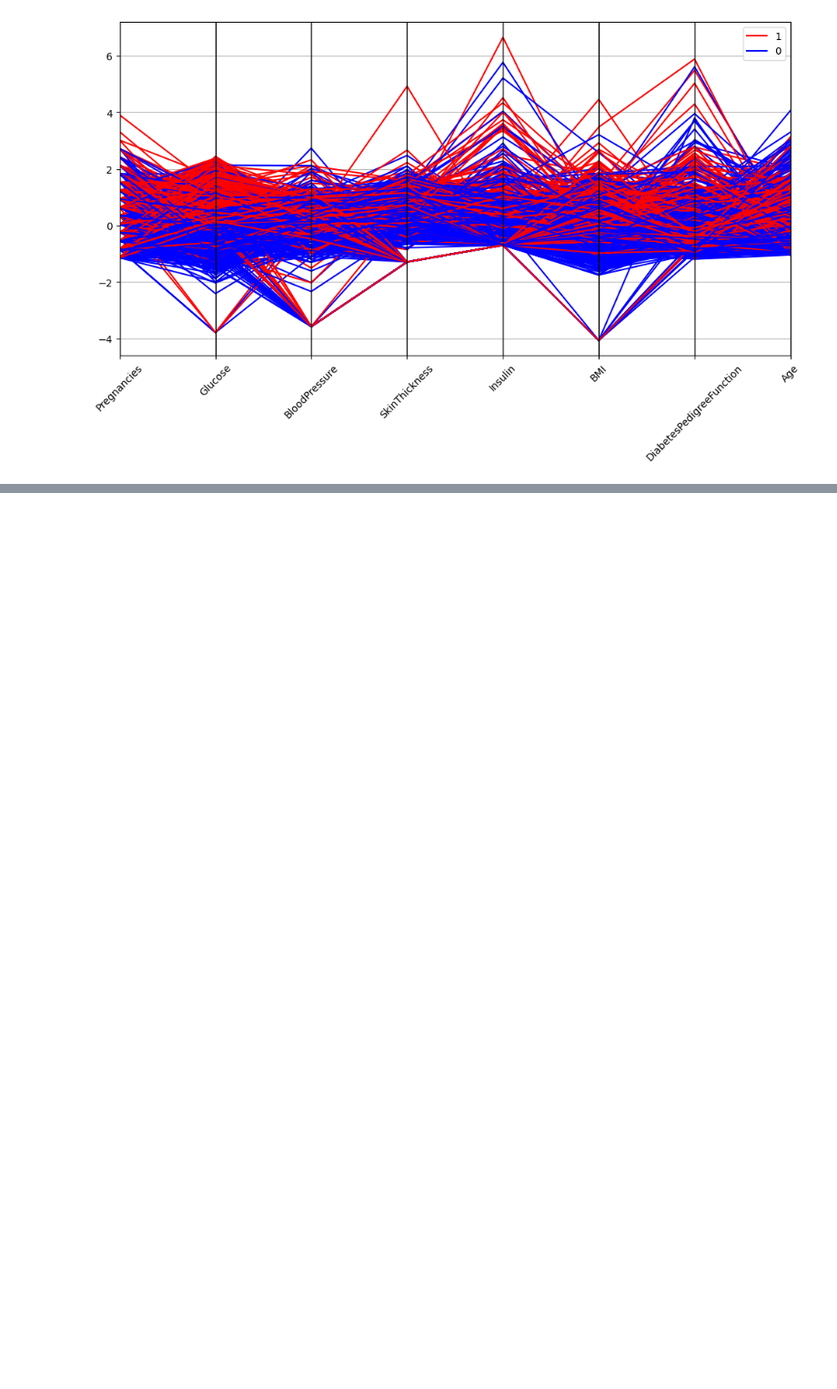
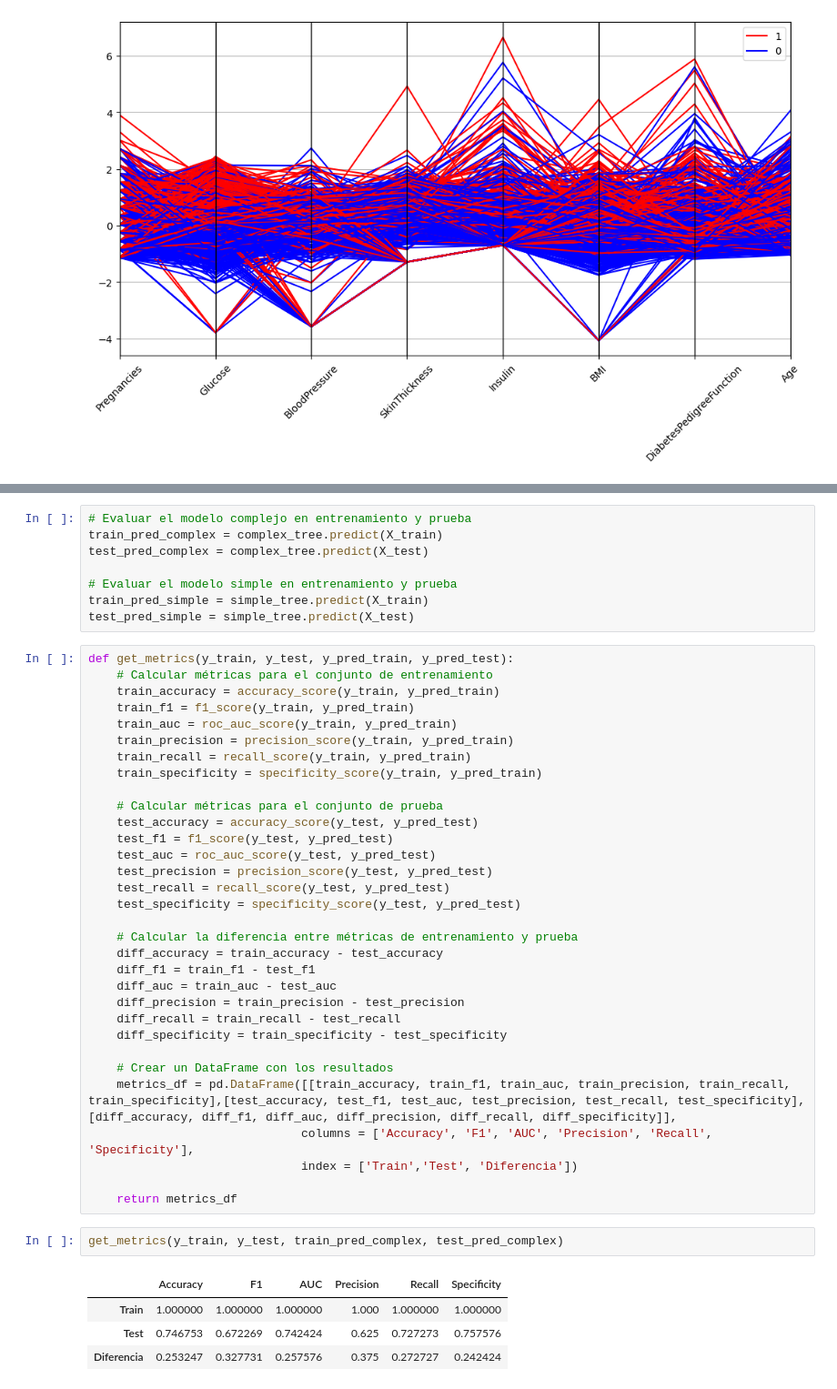
Before and after one commit to 4GeeksAcademy/arbolitos-decision, a Jupyter notebook: src/explore.ipynb, the cells around one changed output, grey strips where cells are left out. Shown: that part at 91% size. Cells and saved outputs as stored; diff of their text form; blank space fills up the shorter version.

```diff
--- a/src/explore.ipynb
+++ b/src/explore.ipynb
@@ -58,0 +73,47 @@ plt.show()
+# %%
+# Evaluar el modelo complejo en entrenamiento y prueba
+train_pred_complex = complex_tree.predict(X_train)
+test_pred_complex = complex_tree.predict(X_test)
+
+# Evaluar el modelo simple en entrenamiento y prueba
+train_pred_simple = simple_tree.predict(X_train)
+test_pred_simple = simple_tree.predict(X_test)
+# %%
+def get_metrics(y_train, y_test, y_pred_train, y_pred_test):
+    # Calcular métricas para el conjunto de entrenamiento
+    train_accuracy = accuracy_score(y_train, y_pred_train)
+    train_f1 = f1_score(y_train, y_pred_train)
+    train_auc = roc_auc_score(y_train, y_pred_train)
+    train_precision = precision_score(y_train, y_pred_train)
+    train_recall = recall_score(y_train, y_pred_train)
+    train_specificity = specificity_score(y_train, y_pred_train)
+
+    # Calcular métricas para el conjunto de prueba
+    test_accuracy = accuracy_score(y_test, y_pred_test)
+    test_f1 = f1_score(y_test, y_pred_test)
+    test_auc = roc_auc_score(y_test, y_pred_test)
+    test_precision = precision_score(y_test, y_pred_test)
+    test_recall = recall_score(y_test, y_pred_test)
+    test_specificity = specificity_score(y_test, y_pred_test)
+
+    # Calcular la diferencia entre métricas de entrenamiento y prueba
+    diff_accuracy = train_accuracy - test_accuracy
+    diff_f1 = train_f1 - test_f1
+    diff_auc = train_auc - test_auc
+    diff_precision = train_precision - test_precision
+    diff_recall = train_recall - test_recall
+    diff_specificity = train_specificity - test_specificity
+
+    # Crear un DataFrame con los resultados
+    metrics_df = pd.DataFrame([[train_accuracy, train_f1, train_auc, train_precision, train_recall, train_specificity],[test_accuracy, test_f1, test_auc, test_precision, test_recall, test_specificity],[diff_accuracy, diff_f1, diff_auc, diff_precision, diff_recall, diff_specificity]],
+                              columns = ['Accuracy', 'F1', 'AUC', 'Precision', 'Recall', 'Specificity'],
+                              index = ['Train','Test', 'Diferencia'])
+
+    return metrics_df
+# %%
+get_metrics(y_train, y_test, train_pred_complex, test_pred_complex)
+# %% [output]
+|  | Accuracy | F1 | AUC | Precision | Recall | Specificity |
+| Train | 1.000000 | 1.000000 | 1.000000 | 1.000 | 1.000000 | 1.000000 |
+| Test | 0.746753 | 0.672269 | 0.742424 | 0.625 | 0.727273 | 0.757576 |
+| Diferencia | 0.253247 | 0.327731 | 0.257576 | 0.375 | 0.272727 | 0.242424 |
```
Also changed, not shown: parts of 13 cells of this notebook.
